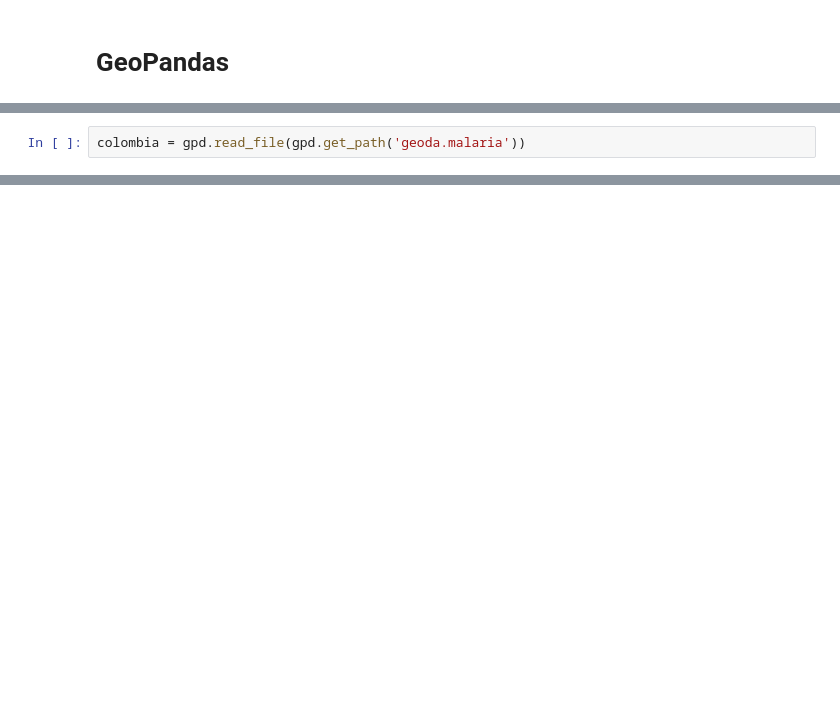
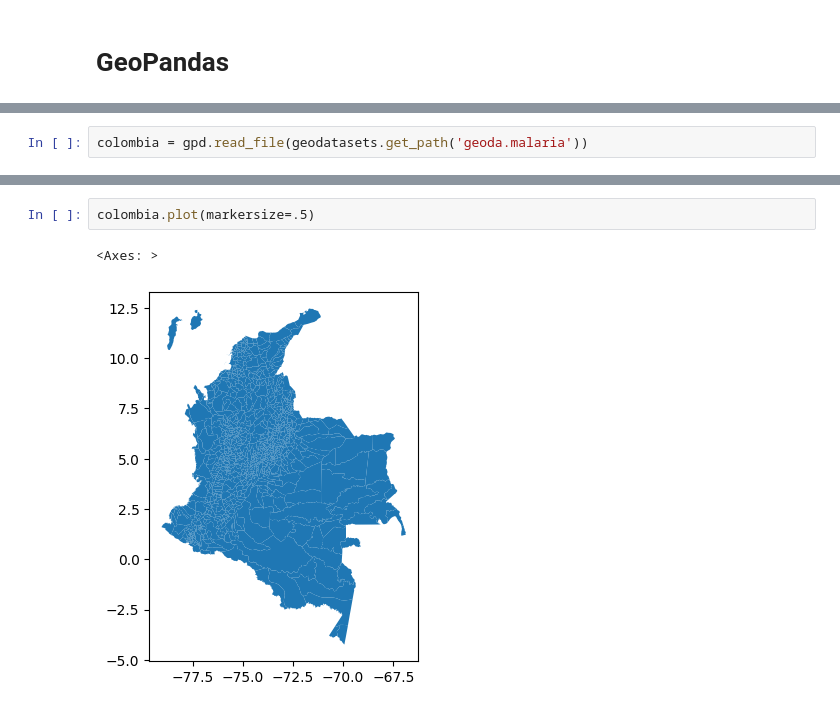
Before and after one commit to Andrey801-afk/Nss_Lab_learn, a Jupyter notebook: geopandas/geopandas.ipynb, the cells around one changed output, grey strips where cells are left out. Saved outputs shown, nothing was run; the diff lists cells and outputs as text; blank space fills up the shorter version.

```diff
--- a/geopandas/geopandas.ipynb
+++ b/geopandas/geopandas.ipynb
@@ -5,3 +6,3 @@ import geopandas as gpd
 import pandas as pd
 # %%
-colombia = gpd.read_file(gpd.get_path('geoda.malaria'))
+colombia = gpd.read_file(geodatasets.get_path('geoda.malaria'))
@@ -9,0 +19,5 @@ AttributeError: module 'geopandas' has no attribute 'get_path'
+# %%
+colombia.plot(markersize=.5)
+# %% [output]
+<Axes: >
+[figure, added]
```
Also changed, not shown: parts of 3 cells of this notebook, 18 other files.
